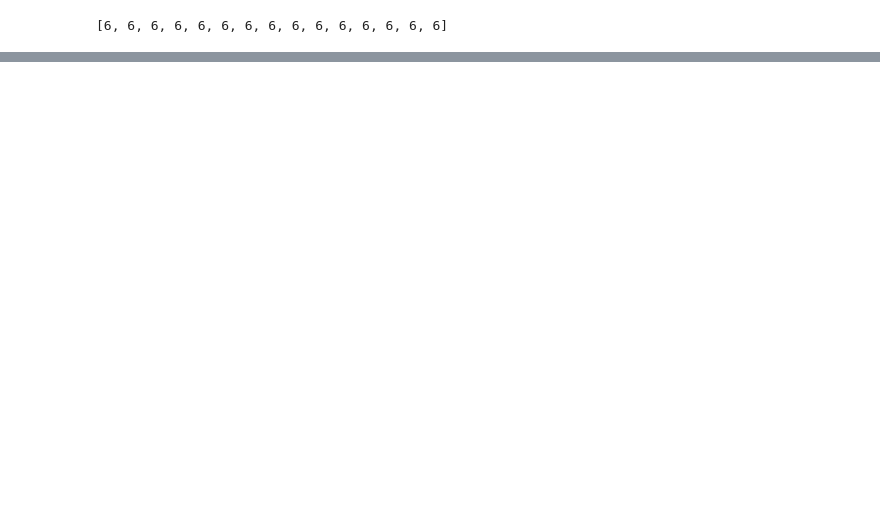
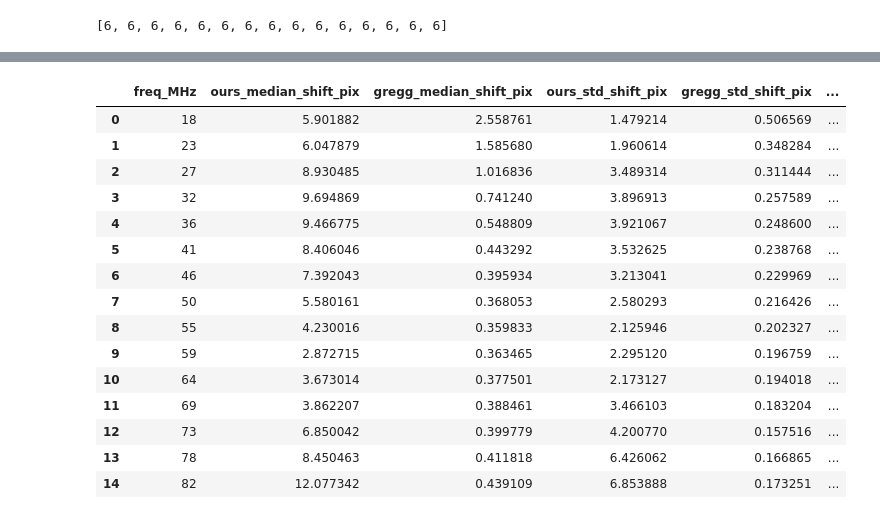
Before and after one commit to ovro-lwa/image-plane-correction, a Jupyter notebook: notebooks/optical_flow3.ipynb, the cells around one changed output, grey strips where cells are left out. Drawn from its saved outputs; the diff is of its cells as text; code cells hidden in the pictures; blank space fills up the shorter version.

```diff
--- a/notebooks/optical_flow3.ipynb
+++ b/notebooks/optical_flow3.ipynb
@@ -77,0 +183,18 @@ plot_image(np.linalg.norm(offset_mean_vec, axis=2), vmin=0, vmax=offset_mean_mea
+# %%
+import numpy as np
+
+our_summary = {}
+for freq, offsets_list in sorted(offsets.items()):
+    offsets_arr = np.asarray(offsets_list)
+    offset_mean_vec = offsets_arr.mean(axis=0)
+
+    # Compare on the same warp-screen metric names as Gregg's output.
+    shift_pix = np.linalg.norm(offset_mean_vec, axis=2)
+    our_summary[int(freq)] = {
+        "median_shift_pix": float(np.median(shift_pix)),
+        "std_shift_pix": float(np.std(shift_pix)),
+        "max_shift_pix": float(np.max(shift_pix)),
+        "n_epochs": int(offsets_arr.shape[0]),
+    }
+
+our_summary
@@ -77,0 +302,57 @@ plot_image(np.linalg.norm(offset_mean_vec, axis=2), vmin=0, vmax=offset_mean_mea
+# %%
+comparison_rows = []
+all_freqs = sorted(set(our_summary) | set(gregg_summary))
+for freq in all_freqs:
+    ours = our_summary.get(freq, {})
+    gregg = gregg_summary.get(freq, {})
+
+    row = {
+        "freq_MHz": freq,
+        "ours_median_shift_pix": ours.get("median_shift_pix", np.nan),
+        "gregg_median_shift_pix": gregg.get("median_shift_pix", np.nan),
+        "ours_std_shift_pix": ours.get("std_shift_pix", np.nan),
+        "gregg_std_shift_pix": gregg.get("std_shift_pix", np.nan),
+        "ours_max_shift_pix": ours.get("max_shift_pix", np.nan),
+        "gregg_max_shift_pix": gregg.get("max_shift_pix", np.nan),
+    }
+
+    row["delta_median_shift_pix"] = row["ours_median_shift_pix"] - row["gregg_median_shift_pix"]
+    row["delta_std_shift_pix"] = row["ours_std_shift_pix"] - row["gregg_std_shift_pix"]
+    row["delta_max_shift_pix"] = row["ours_max_shift_pix"] - row["gregg_max_shift_pix"]
+
+    comparison_rows.append(row)
+
+try:
+    import pandas as pd
+
+    comparison_df = pd.DataFrame(comparison_rows).sort_values("freq_MHz")
+    display(comparison_df)
+except Exception:
+    from pprint import pprint
+    pprint(comparison_rows)
+
+print("\nGregg JSON source files:")
+for freq in sorted(gregg_summary):
+    print(f"  {freq} MHz -> {gregg_summary[freq]['source_json']}")
+
+print("\nIf Gregg columns are NaN, inspect available keys for one frequency:")
+if gregg_summary:
+    example_freq = sorted(gregg_summary)[0]
+    print(f"  gregg_summary[{example_freq}]['available_scalar_keys']")
+# %% [output]
+|  | freq_MHz | ours_median_shift_pix | gregg_median_shift_pix | ours_std_shift_pix | gregg_std_shift_pix | ... |
+| 0 | 18 | 5.901882 | 2.558761 | 1.479214 | 0.506569 | ... |
+| 1 | 23 | 6.047879 | 1.585680 | 1.960614 | 0.348284 | ... |
+| 2 | 27 | 8.930485 | 1.016836 | 3.489314 | 0.311444 | ... |
+| 3 | 32 | 9.694869 | 0.741240 | 3.896913 | 0.257589 | ... |
+| 4 | 36 | 9.466775 | 0.548809 | 3.921067 | 0.248600 | ... |
+| 5 | 41 | 8.406046 | 0.443292 | 3.532625 | 0.238768 | ... |
+| 6 | 46 | 7.392043 | 0.395934 | 3.213041 | 0.229969 | ... |
+| 7 | 50 | 5.580161 | 0.368053 | 2.580293 | 0.216426 | ... |
+| 8 | 55 | 4.230016 | 0.359833 | 2.125946 | 0.202327 | ... |
+| 9 | 59 | 2.872715 | 0.363465 | 2.295120 | 0.196759 | ... |
+| 10 | 64 | 3.673014 | 0.377501 | 2.173127 | 0.194018 | ... |
+| 11 | 69 | 3.862207 | 0.388461 | 3.466103 | 0.183204 | ... |
+| 12 | 73 | 6.850042 | 0.399779 | 4.200770 | 0.157516 | ... |
+| 13 | 78 | 8.450463 | 0.411818 | 6.426062 | 0.166865 | ... |
+| 14 | 82 | 12.077342 | 0.439109 | 6.853888 | 0.173251 | ... |
```
Also changed, not shown: parts of 23 cells of this notebook, 2 other files.
